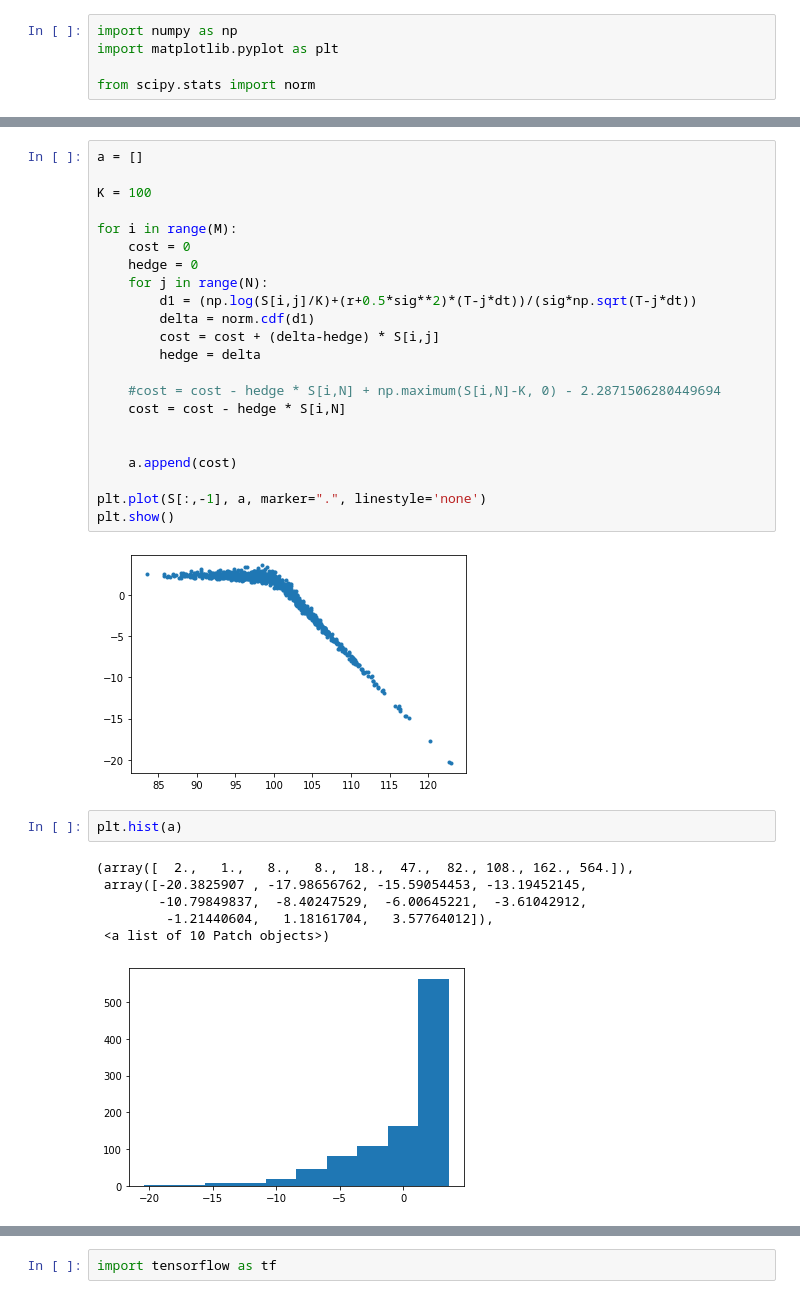
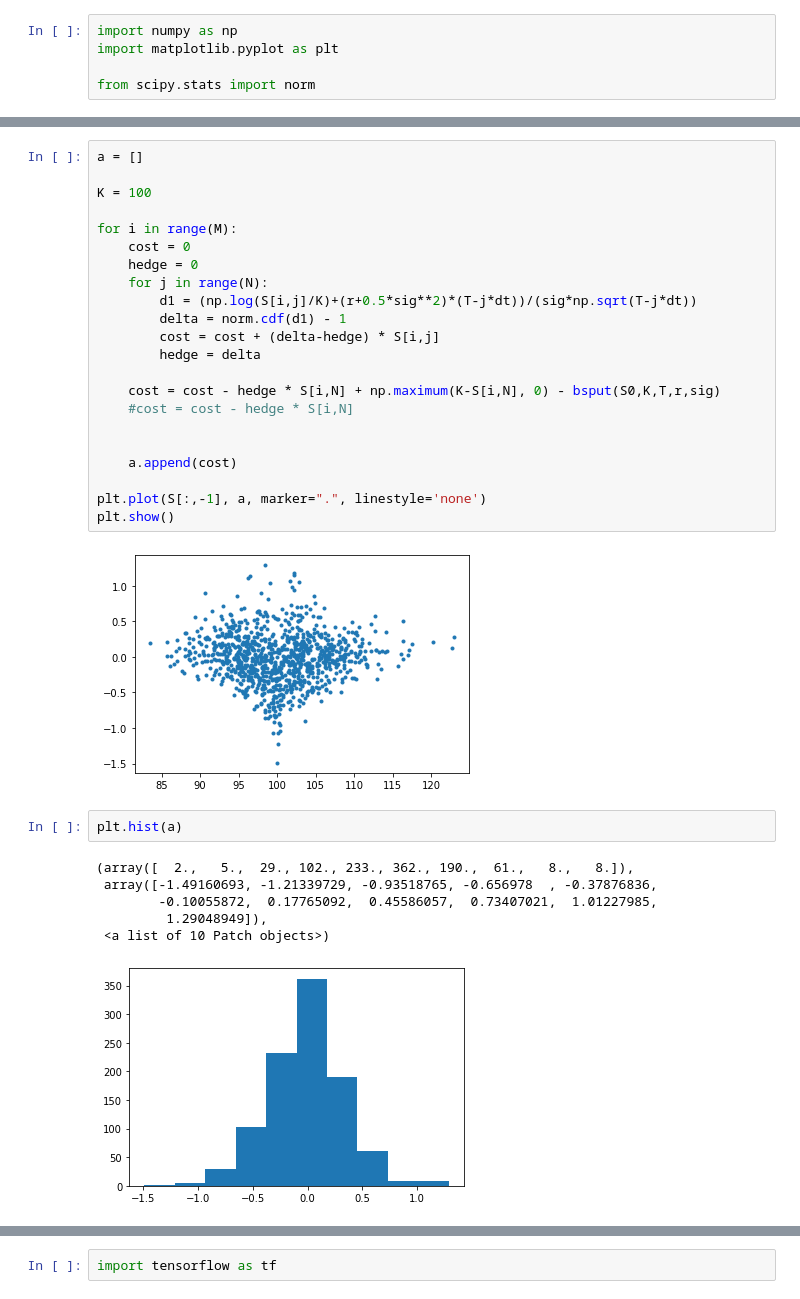
Before and after one commit to Joocheol/Financial-Engineering, a Jupyter notebook: Two_versions_of_delta_hedging_version_2.ipynb, the cells around one changed output, grey strips where cells are left out. Saved outputs shown, nothing was run; the diff lists cells and outputs as text.

```diff
--- a/Two_versions_of_delta_hedging_version_2.ipynb
+++ b/Two_versions_of_delta_hedging_version_2.ipynb
@@ -40,36 +48,36 @@ $(\Delta_0 - 0) S_0 + (\Delta_1 - \Delta_0) S_1 + (\Delta_2 - \Delta_1) S_{2} +
 # %%
 a = []
 
 K = 100
 
 for i in range(M):
     cost = 0
     hedge = 0
     for j in range(N):
         d1 = (np.log(S[i,j]/K)+(r+0.5*sig**2)*(T-j*dt))/(sig*np.sqrt(T-j*dt))
-        delta = norm.cdf(d1)
+        delta = norm.cdf(d1) - 1
         cost = cost + (delta-hedge) * S[i,j]
         hedge = delta
 
-    #cost = cost - hedge * S[i,N] + np.maximum(S[i,N]-K, 0) - 2.2871506280449694
-    cost = cost - hedge * S[i,N]
+    cost = cost - hedge * S[i,N] + np.maximum(K-S[i,N], 0) - bsput(S0,K,T,r,sig)
+    #cost = cost - hedge * S[i,N]
 
 
     a.append(cost)
 
 plt.plot(S[:,-1], a, marker=".", linestyle='none')
 plt.show()
 # %% [output]
-[figure, old version]
+[figure, new version]
 # %%
 plt.hist(a)
 # %% [output]
-(array([  2.,   1.,   8.,   8.,  18.,  47.,  82., 108., 162., 564.]),
- array([-20.3825907 , -17.98656762, -15.59054453, -13.19452145,
-        -10.79849837,  -8.40247529,  -6.00645221,  -3.61042912,
-         -1.21440604,   1.18161704,   3.57764012]),
+(array([  2.,   5.,  29., 102., 233., 362., 190.,  61.,   8.,   8.]),
+ array([-1.49160693, -1.21339729, -0.93518765, -0.656978  , -0.37876836,
+        -0.10055872,  0.17765092,  0.45586057,  0.73407021,  1.01227985,
+         1.29048949]),
  <a list of 10 Patch objects>)
-[figure, old version]
+[figure, new version]
 # %% [markdown]
 $(\Delta_0 - 0) S_0 + (\Delta_1 - \Delta_0) S_1 + (\Delta_2 - \Delta_1) S_{2} + \cdots + (\Delta_{T-1} - \Delta_{T-2}) S_{T-1}+ (\Delta_{T} - \Delta_{T-1}) S_T$
 
```
Also changed, not shown: parts of 18 cells of this notebook.
